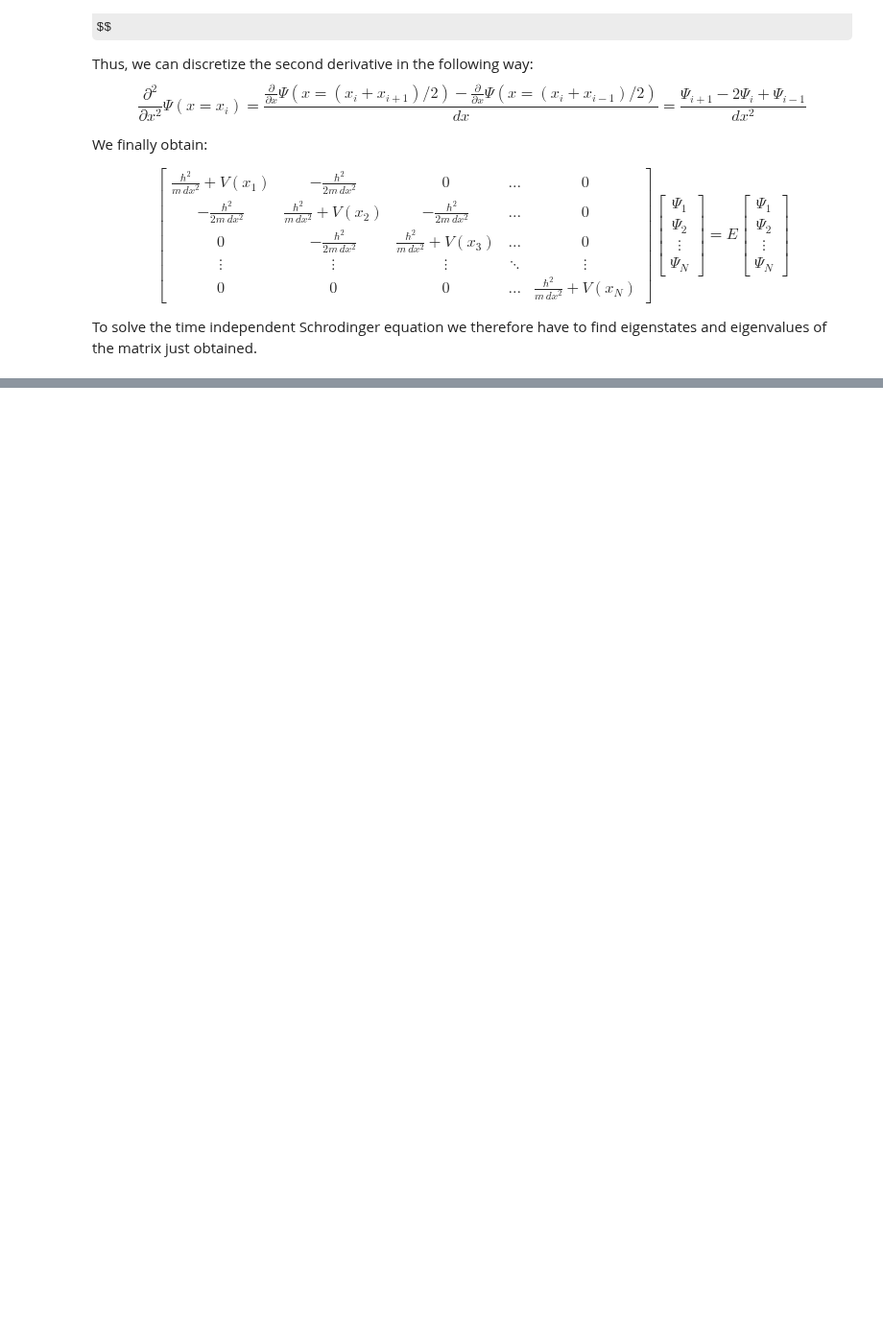
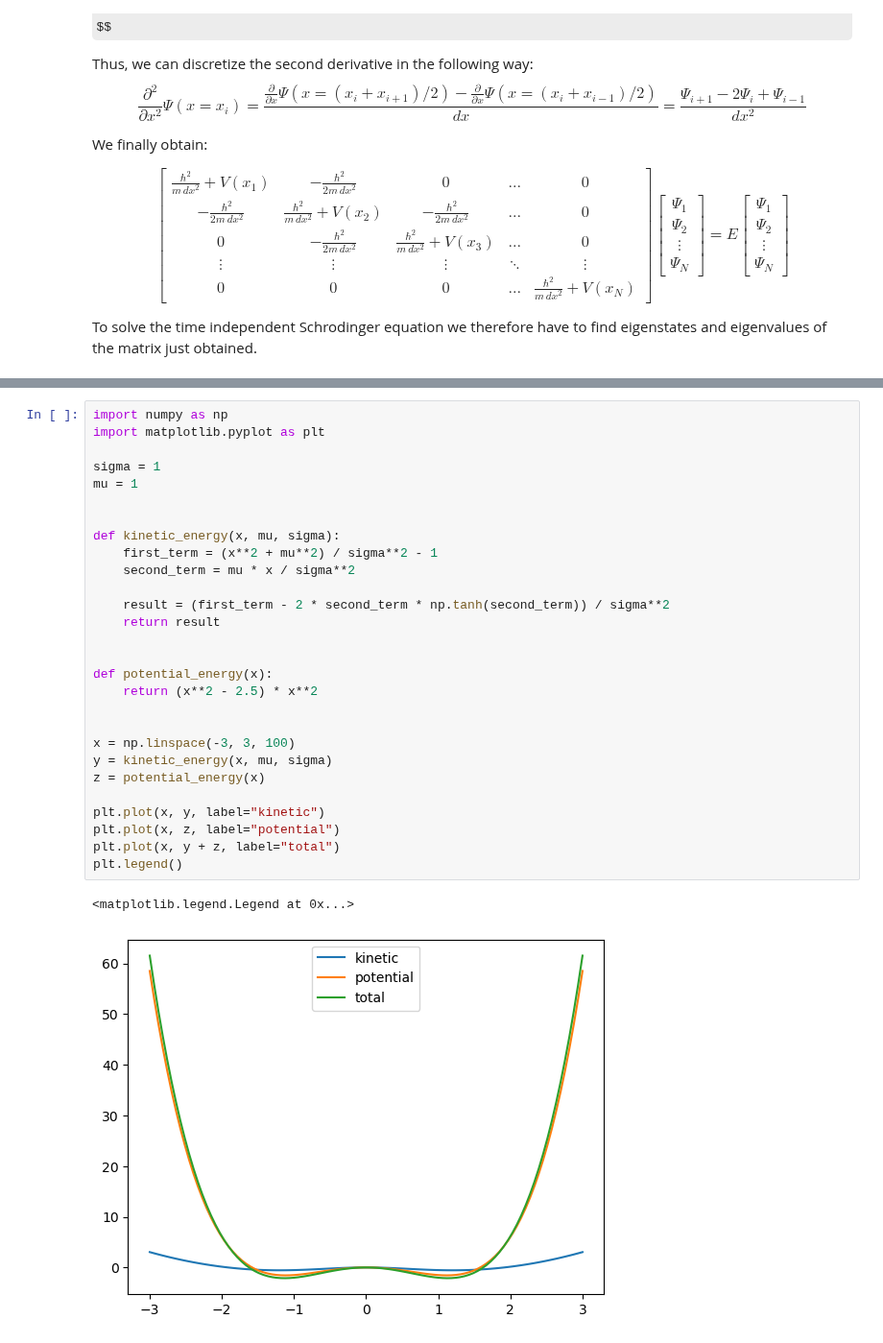
Before and after one commit to RandDouble/SimulazioneNumerica, a Jupyter notebook: LSN_Exercises_08.ipynb, the cells around one changed output, grey strips where cells are left out. Shown at 96% size. Cells and saved outputs as stored; diff of their text form; some formulas as TeX source; blank space fills up the shorter version.

```diff
--- a/LSN_Exercises_08.ipynb
+++ b/LSN_Exercises_08.ipynb
@@ -170,0 +212,31 @@ Ground state energy:  -0.4604658796927155
+# %%
+import numpy as np
+import matplotlib.pyplot as plt
+
+sigma = 1
+mu = 1
+
+
+def kinetic_energy(x, mu, sigma):
+    first_term = (x**2 + mu**2) / sigma**2 - 1
+    second_term = mu * x / sigma**2
+
+    result = (first_term - 2 * second_term * np.tanh(second_term)) / sigma**2
+    return result
+
+
+def potential_energy(x):
+    return (x**2 - 2.5) * x**2
+
+
+x = np.linspace(-3, 3, 100)
+y = kinetic_energy(x, mu, sigma)
+z = potential_energy(x)
+
+plt.plot(x, y, label="kinetic")
+plt.plot(x, z, label="potential")
+plt.plot(x, y + z, label="total")
+plt.legend()
+# %% [output]
+<matplotlib.legend.Legend at 0x...>
+[figure, added]
```
Also changed, not shown: parts of 8 cells of this notebook, 5 other files.
